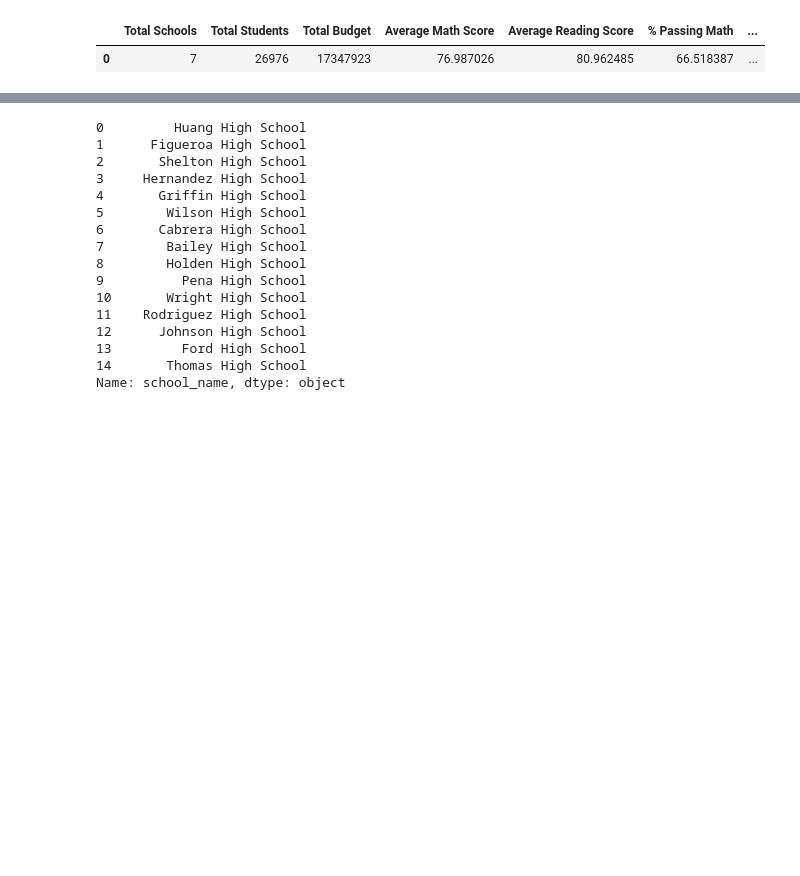
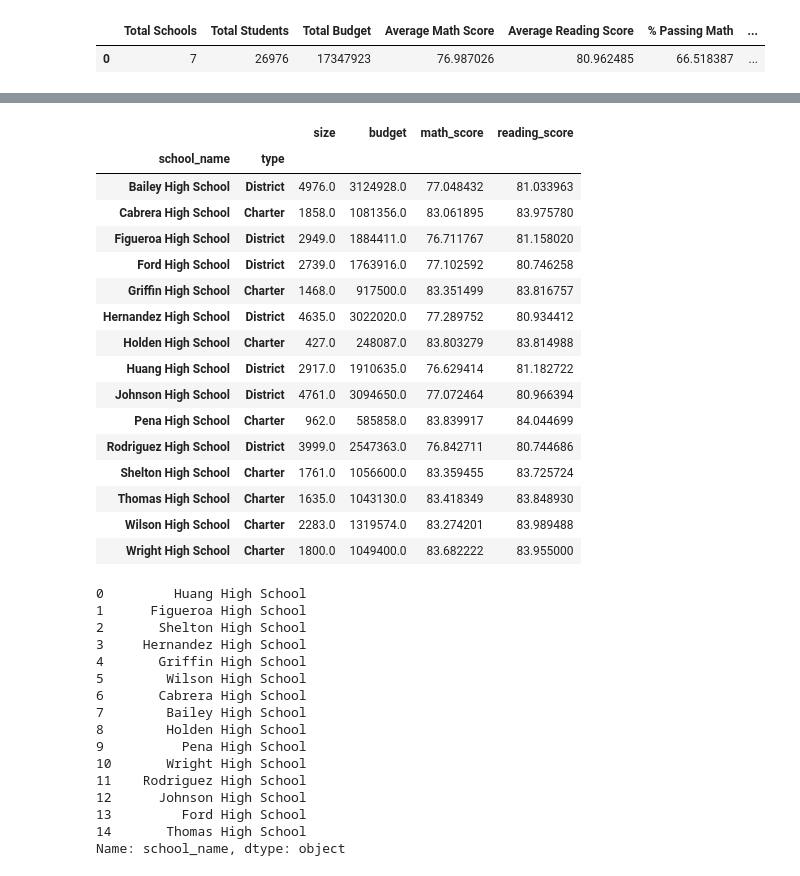
Before and after one commit to spennington1394/pandas-challenge, a Jupyter notebook: PySchool_Main.ipynb, the cells around one changed output, grey strips where cells are left out. Saved outputs shown, nothing was run; the diff lists cells and outputs as text; code cells hidden in the pictures; blank space fills up the shorter version.

Commit message:
grade/scores
grade and scores are good.  need to format.

```diff
--- a/PySchool_Main.ipynb
+++ b/PySchool_Main.ipynb
@@ -195,0 +178,4 @@ Name: school_name, dtype: int64
+# %%
+school_df = merged_df[['school_name','type','size','budget','math_score','reading_score']]
+
+school_df
@@ -195,0 +196,4 @@ Name: school_name, dtype: int64
+# %%
+math_reading = school_df.groupby(['school_name','type'])
+# %%
+mr_df = math_reading.mean()
@@ -196,3 +233,25 @@ Name: school_name, dtype: int64
+# %%
+percent_math_s = mr_df.loc[mr_df['math_score']>=70]
+
+percent_math_s
+# %% [output]
+|  |  | size | budget | math_score | reading_score |
+| school_name | type |  |  |  |  |
+| Bailey High School | District | 4976.0 | 3124928.0 | 77.048432 | 81.033963 |
+| Cabrera High School | Charter | 1858.0 | 1081356.0 | 83.061895 | 83.975780 |
+| Figueroa High School | District | 2949.0 | 1884411.0 | 76.711767 | 81.158020 |
+| Ford High School | District | 2739.0 | 1763916.0 | 77.102592 | 80.746258 |
+| Griffin High School | Charter | 1468.0 | 917500.0 | 83.351499 | 83.816757 |
+| Hernandez High School | District | 4635.0 | 3022020.0 | 77.289752 | 80.934412 |
+| Holden High School | Charter | 427.0 | 248087.0 | 83.803279 | 83.814988 |
+| Huang High School | District | 2917.0 | 1910635.0 | 76.629414 | 81.182722 |
+| Johnson High School | District | 4761.0 | 3094650.0 | 77.072464 | 80.966394 |
+| Pena High School | Charter | 962.0 | 585858.0 | 83.839917 | 84.044699 |
+| Rodriguez High School | District | 3999.0 | 2547363.0 | 76.842711 | 80.744686 |
+| Shelton High School | Charter | 1761.0 | 1056600.0 | 83.359455 | 83.725724 |
+| Thomas High School | Charter | 1635.0 | 1043130.0 | 83.418349 | 83.848930 |
+| Wilson High School | Charter | 2283.0 | 1319574.0 | 83.274201 | 83.989488 |
+| Wright High School | Charter | 1800.0 | 1049400.0 | 83.682222 | 83.955000 |
 # %%
 #here to make percent and average easier
 schools_name = merged_df.set_index('school_name').groupby(['school_name'])
```
Also changed, not shown: parts of 11 cells of this notebook.
